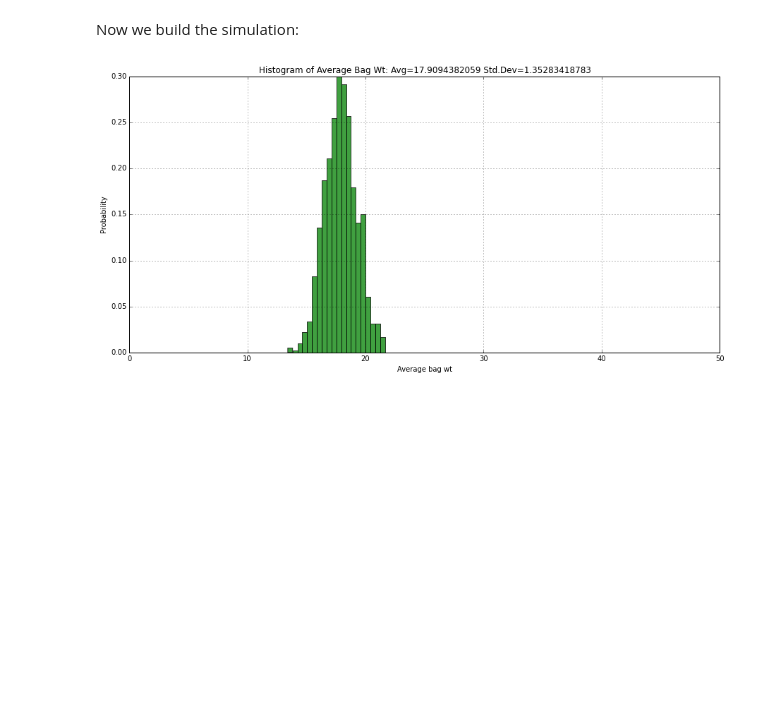
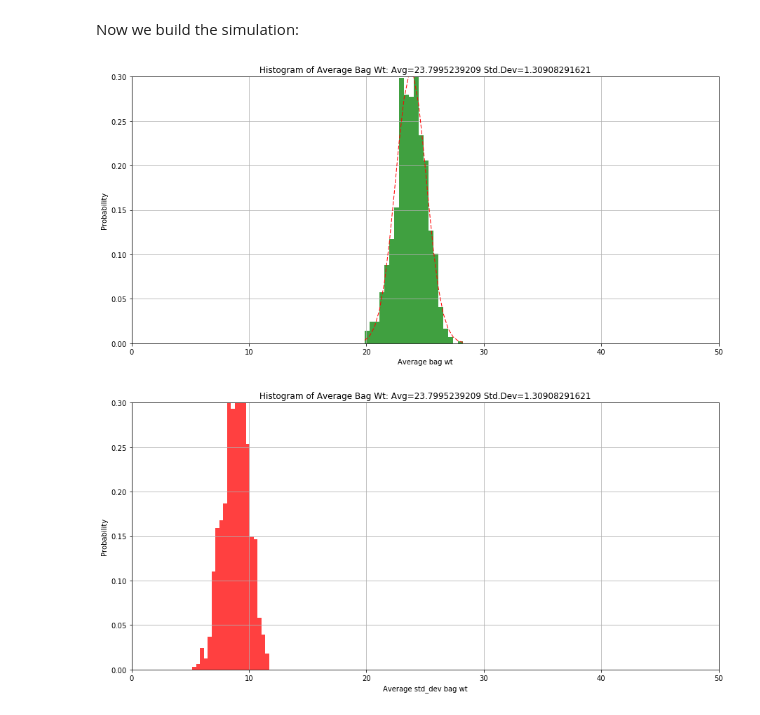
Before and after one commit to tyhawk625/wb_notebook, a Jupyter notebook: Notebook_v0.1.ipynb, the cells around one changed output. Saved outputs shown, nothing was run; the diff lists cells and outputs as text; code cells hidden in the pictures; blank space fills up the shorter version.

```diff
--- a/Notebook_v0.1.ipynb
+++ b/Notebook_v0.1.ipynb
@@ -70,8 +51,8 @@ interact(show_dist,avg=(10,40,1),std=(1,20,0.1))
 # %% [markdown]
 Setting up the carry-on distribution.  We'll continue with the normal distributions for now to be expanded later
 # %%
-co_average = 16
-co_std_dev = 7
+co_average = 20
+co_std_dev = 4
 co_min_wt = 1.0
 co_max_wt = 50.0
 
@@ -93,9 +74,11 @@ num_sims = 1000
 Now we build the simulation:
 # %%
 final_dist = np.zeros(num_sims)
+final_dist_std = np.zeros(num_sims)
 
 for i in range(len(final_dist)):
     #set bag number array
+    #num_passengers = randint(30,50)
     bag_num_array = bag_num_dist.rvs(size=num_passengers)
     #set pi array
     pi_array = pi_dist.rvs(size=num_passengers)
@@ -104,32 +87,50 @@ for i in range(len(final_dist)):
 
     individual_wts = np.zeros(num_passengers)
     for j,x in enumerate(bag_num_array):
         if x==1:
             individual_wts[j] = pi_array[j]
         elif x==2:
             individual_wts[j] = co_array[j]
         elif x==3:
             individual_wts[j] = pi_array[j] + co_array[j]
 
     #get the average for this 'flight' and add it to the
     final_dist[i] = np.mean(individual_wts)
+    final_dist_std[i] = np.std(individual_wts)
 
 #now that we have the average bag weight for every flight we can look at the distribution
 avg = np.mean(final_dist)
 std_dev = np.std(final_dist)
+
+avg_std = np.mean(final_dist_std)
+std_dev_std = np.std(final_dist_std)
+
+
 # the histogram of the data
 n, bins, patches = plt.hist(final_dist, 20, normed=1, facecolor='green', alpha=0.75)
 
+
 # add a 'best fit' line
-y = mlab.normpdf( bins, mu, sigma)
+y = mlab.normpdf( bins, avg, std_dev)
 l = plt.plot(bins, y, 'r--', linewidth=1)
 
 plt.xlabel('Average bag wt')
 plt.ylabel('Probability')
 plt.title('Histogram of Average Bag Wt: Avg=%s Std.Dev=%s'%(avg,std_dev))
 plt.axis([0, 50, 0, 0.3])
 plt.grid(True)
 
 plt.show()
+
+n, bins, patches = plt.hist(final_dist_std, 20, normed=1, facecolor='red', alpha=0.75)
+
+plt.xlabel('Average std_dev bag wt')
+plt.ylabel('Probability')
+plt.title('Histogram of Average Bag Wt: Avg=%s Std.Dev=%s'%(avg,std_dev))
+plt.axis([0, 50, 0, 0.3])
+plt.grid(True)
+
+plt.show()
 # %% [output]
-[figure, old version]
+[figure, new version]
+[figure, added]
```
Also changed, not shown: parts of 4 cells of this notebook.
